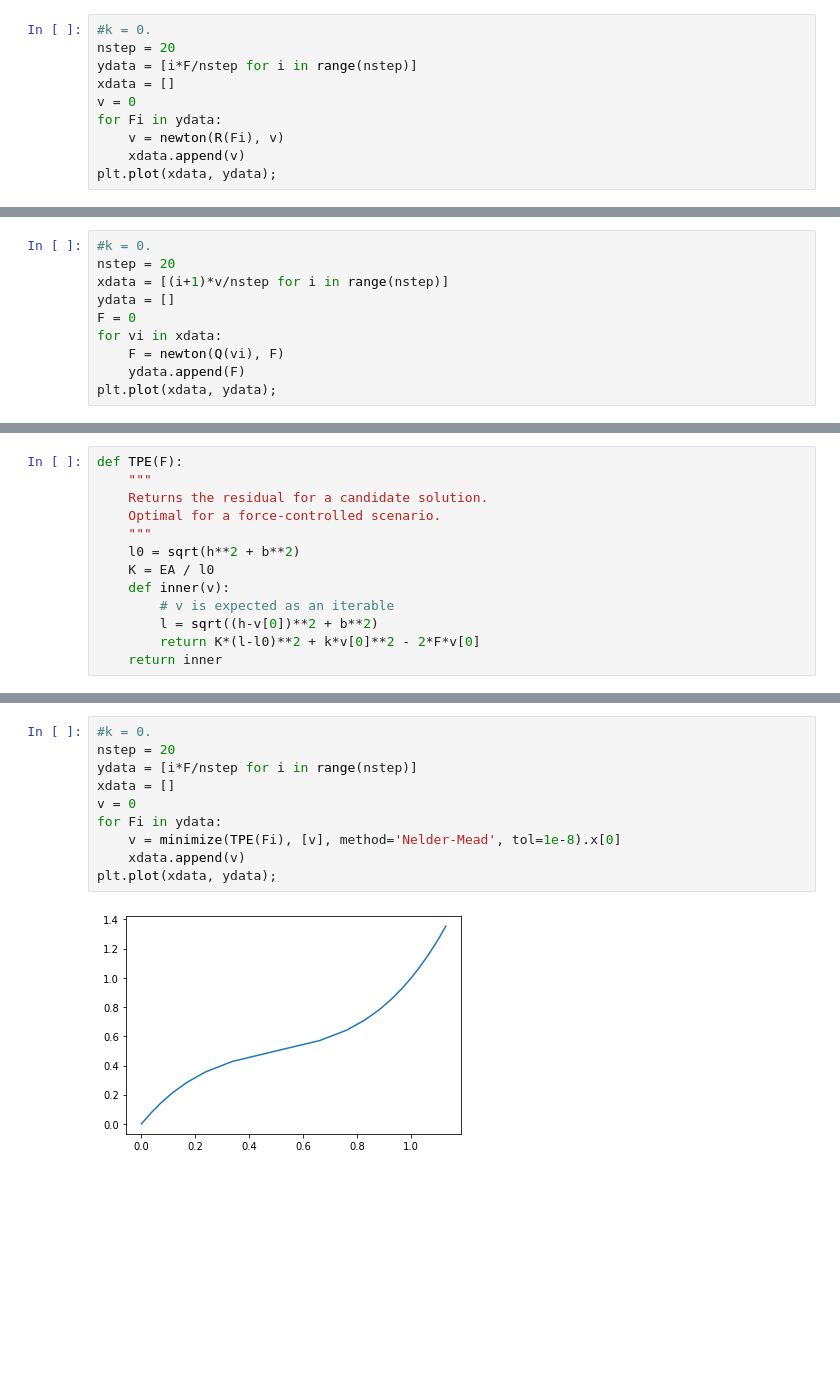
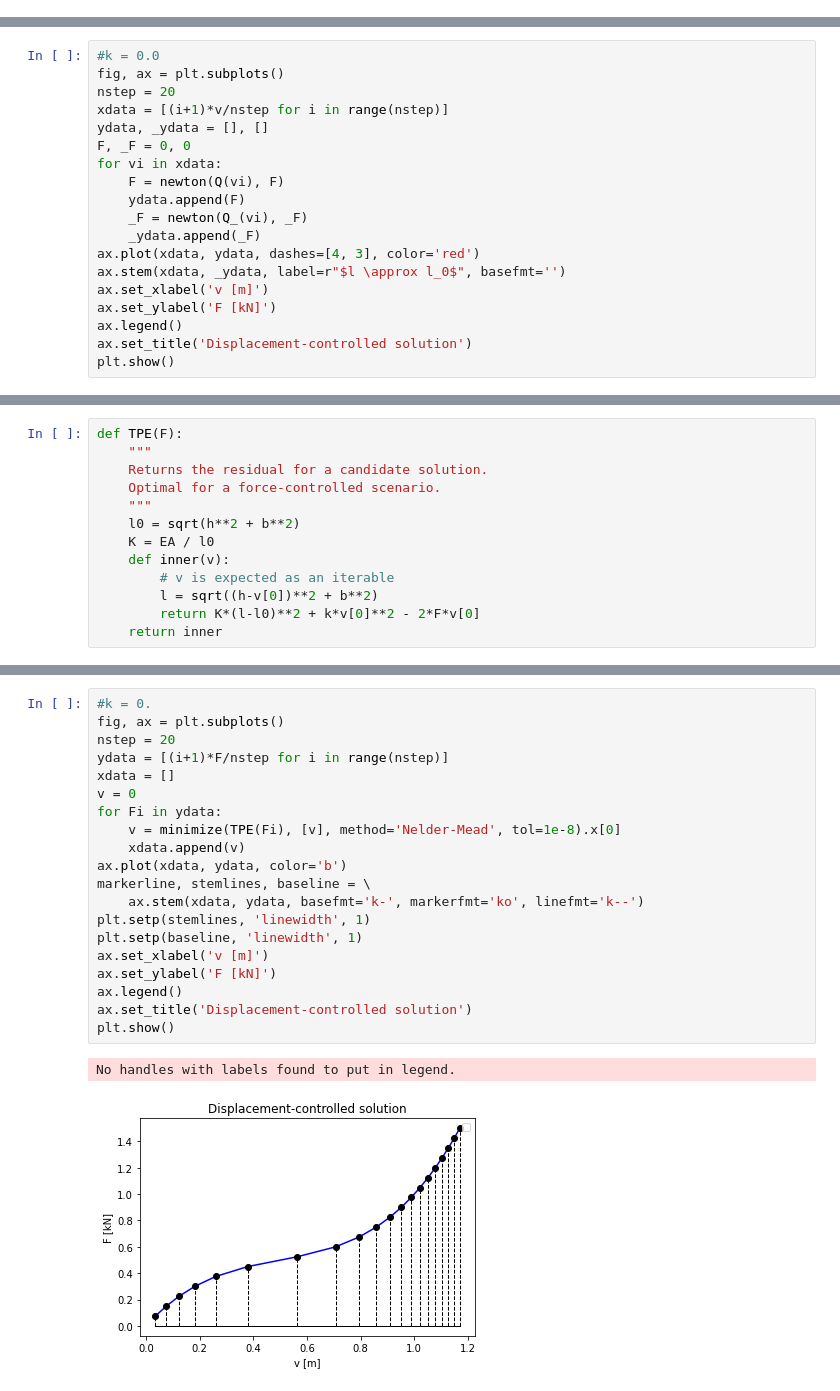
Before and after one commit to BALOGHBence/NLSM, a Jupyter notebook: shallow_truss.ipynb, the cells around one changed output, grey strips where cells are left out. Saved outputs shown, nothing was run; the diff lists cells and outputs as text; blank space fills up the shorter version.

```diff
--- a/shallow_truss.ipynb
+++ b/shallow_truss.ipynb
@@ -34,10 +135,0 @@ A result of F = 1.5 [kN] is the displacement v = 1.1695310638900063 [m].
-# %%
-#k = 0.
-nstep = 20
-ydata = [i*F/nstep for i in range(nstep)]
-xdata = []
-v = 0
-for Fi in ydata:
-    v = newton(R(Fi), v)
-    xdata.append(v)
-plt.plot(xdata, ydata);
@@ -65,11 +136,20 @@ The reason of displacement v = 1.1488247530588318 [m] is the force F = 1.4249999
 # %%
-#k = 0.
+#k = 0.0
+fig, ax = plt.subplots()
 nstep = 20
 xdata = [(i+1)*v/nstep for i in range(nstep)]
-ydata = []
-F = 0
+ydata, _ydata = [], []
+F, _F = 0, 0
 for vi in xdata:
     F = newton(Q(vi), F)
     ydata.append(F)
-plt.plot(xdata, ydata);
+    _F = newton(Q_(vi), _F)
+    _ydata.append(_F)
+ax.plot(xdata, ydata, dashes=[4, 3], color='red')
+ax.stem(xdata, _ydata, label=r"$l \approx l_0$", basefmt='')
+ax.set_xlabel('v [m]')
+ax.set_ylabel('F [kN]')
+ax.legend()
+ax.set_title('Displacement-controlled solution')
+plt.show()
 # %% [output]
@@ -105,12 +189,23 @@ A result of F = 1.4249999999999736 [kN] is the displacement v = 1.14889164733886
 # %%
 #k = 0.
+fig, ax = plt.subplots()
 nstep = 20
-ydata = [i*F/nstep for i in range(nstep)]
+ydata = [(i+1)*F/nstep for i in range(nstep)]
 xdata = []
 v = 0
 for Fi in ydata:
     v = minimize(TPE(Fi), [v], method='Nelder-Mead', tol=1e-8).x[0]
     xdata.append(v)
-plt.plot(xdata, ydata);
+ax.plot(xdata, ydata, color='b')
+markerline, stemlines, baseline = \
+    ax.stem(xdata, ydata, basefmt='k-', markerfmt='ko', linefmt='k--')
+plt.setp(stemlines, 'linewidth', 1)
+plt.setp(baseline, 'linewidth', 1)
+ax.set_xlabel('v [m]')
+ax.set_ylabel('F [kN]')
+ax.legend()
+ax.set_title('Displacement-controlled solution')
+plt.show()
 # %% [output]
+No handles with labels found to put in legend.
-[figure, old version]
+[figure, new version]
```
Also changed, not shown: parts of 24 cells of this notebook, 2 other files.
